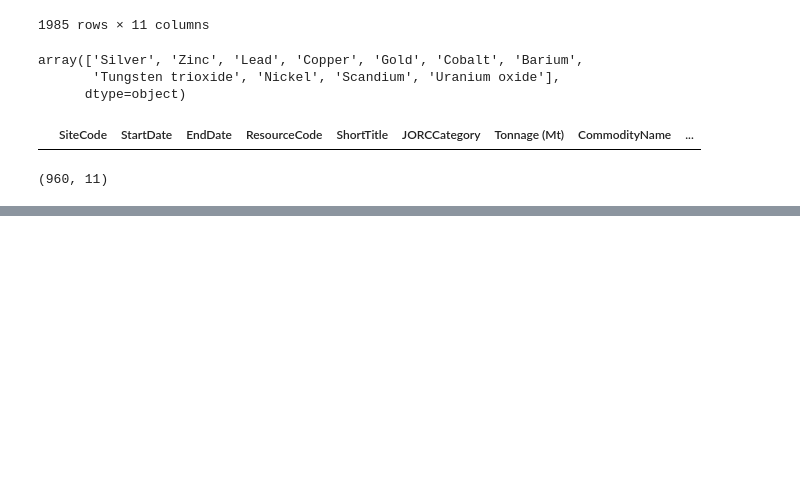
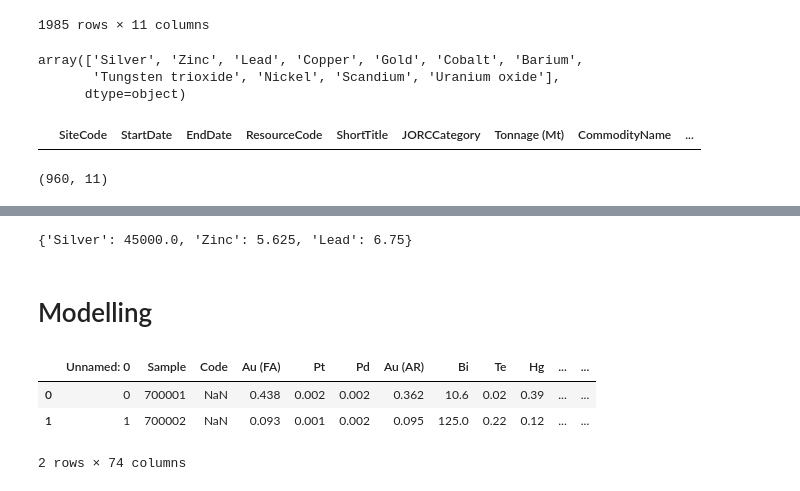
Before and after one commit to franticOreo/CriticalMinerals, a Jupyter notebook: eli/MINEDEX_EDA.ipynb, the cells around one changed output, grey strips where cells are left out. Drawn from its saved outputs; the diff is of its cells as text; code cells hidden in the pictures; blank space fills up the shorter version.

Commit message:
Working on MINEDEX preprocessing for Model prediction

```diff
--- a/eli/MINEDEX_EDA.ipynb
+++ b/eli/MINEDEX_EDA.ipynb
@@ -177,0 +169,6 @@ These four sites measure the same minerals, Copper and Zinc
+# %%
+df_site_inputs
+# %% [output]
+{'Silver': 45000.0, 'Zinc': 5.625, 'Lead': 6.75}
+# %% [markdown]
+# Modelling
@@ -177,0 +178,8 @@ These four sites measure the same minerals, Copper and Zinc
+# %%
+df_osnaca_vhms = pd.read_csv('../data/osnaca_vhms.csv')
+df_osnaca_vhms.head(2)
+# %% [output]
+|  | Unnamed: 0 | Sample | Code | Au (FA) | Pt | Pd | Au (AR) | Bi | Te | Hg | ... | ... |
+| 0 | 0 | 700001 | NaN | 0.438 | 0.002 | 0.002 | 0.362 | 10.6 | 0.02 | 0.39 | ... | ... |
+| 1 | 1 | 700002 | NaN | 0.093 | 0.001 | 0.002 | 0.095 | 125.0 | 0.22 | 0.12 | ... | ... |
+2 rows × 74 columns
```
Also changed, not shown: parts of 26 cells of this notebook, 2 other files.
